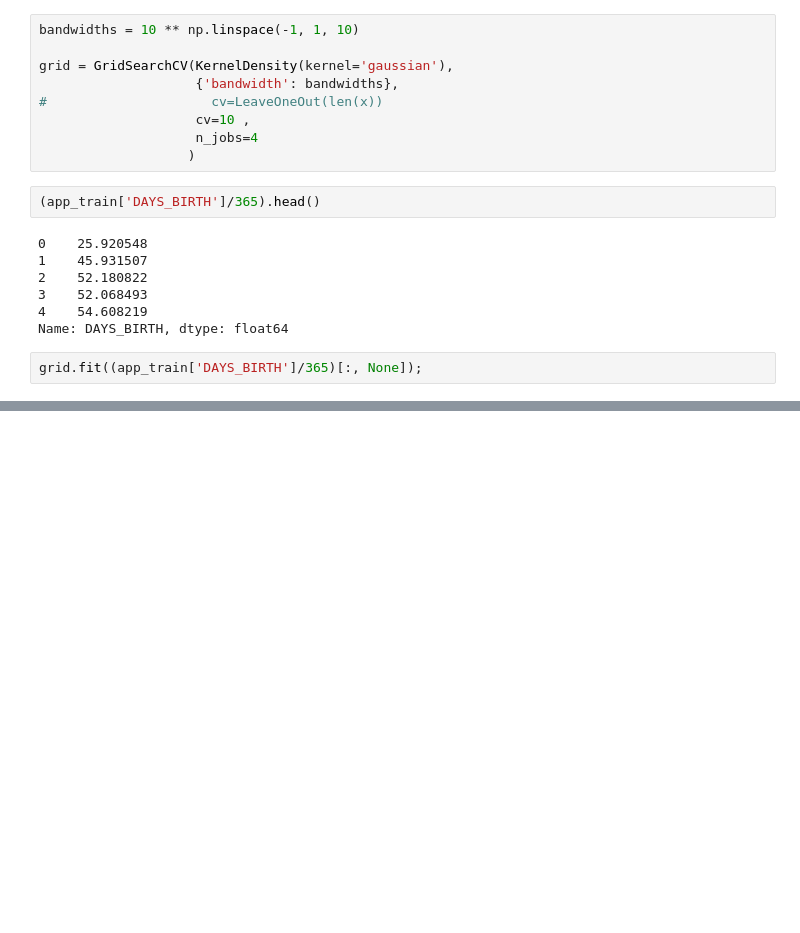
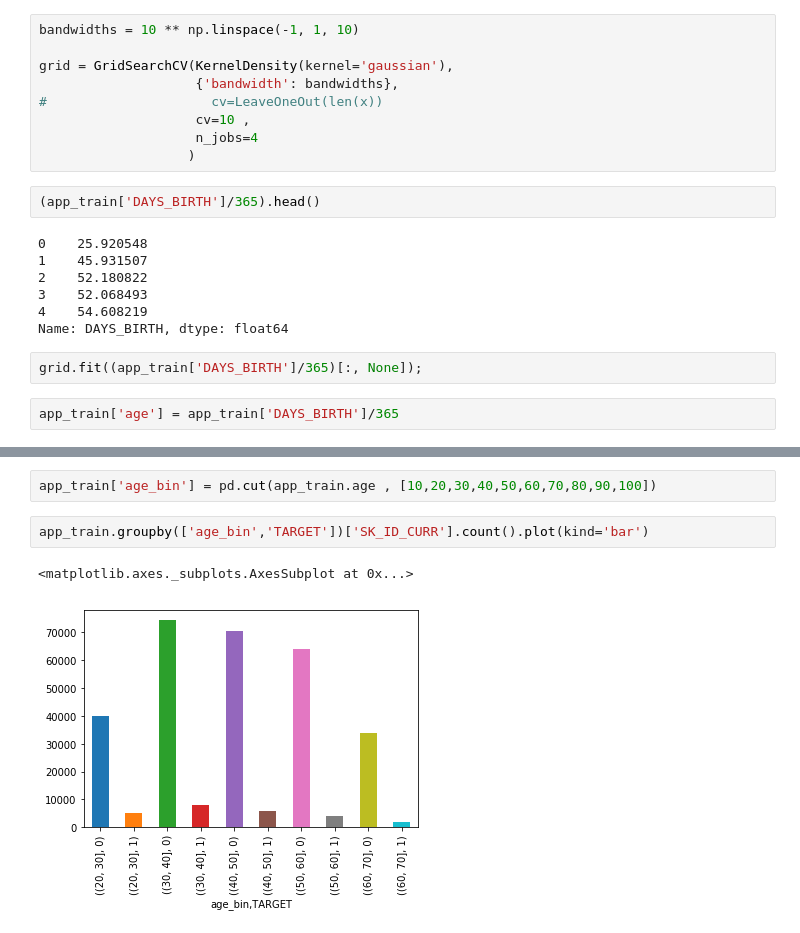
Before and after one commit to kuonumber/2nd-ML100Days, a Jupyter notebook: homework/Day_013_HW.ipynb, the cells around one changed output, grey strips where cells are left out. Saved outputs shown, nothing was run; the diff lists cells and outputs as text; blank space fills up the shorter version.

```diff
--- a/homework/Day_013_HW.ipynb
+++ b/homework/Day_013_HW.ipynb
@@ -87,3 +87,5 @@ grid = GridSearchCV(KernelDensity(kernel='gaussian'),
 Name: DAYS_BIRTH, dtype: float64
 # %%
 grid.fit((app_train['DAYS_BIRTH']/365)[:, None]);
+# %%
+app_train['age'] = app_train['DAYS_BIRTH']/365
@@ -89,0 +101,7 @@ grid.fit((app_train['DAYS_BIRTH']/365)[:, None]);
+# %%
+app_train['age_bin'] = pd.cut(app_train.age , [10,20,30,40,50,60,70,80,90,100])
+# %%
+app_train.groupby(['age_bin','TARGET'])['SK_ID_CURR'].count().plot(kind='bar')
+# %% [output]
+<matplotlib.axes._subplots.AxesSubplot at 0x...>
+[figure, added]
```
Also changed, not shown: parts of 1 cell of this notebook.
